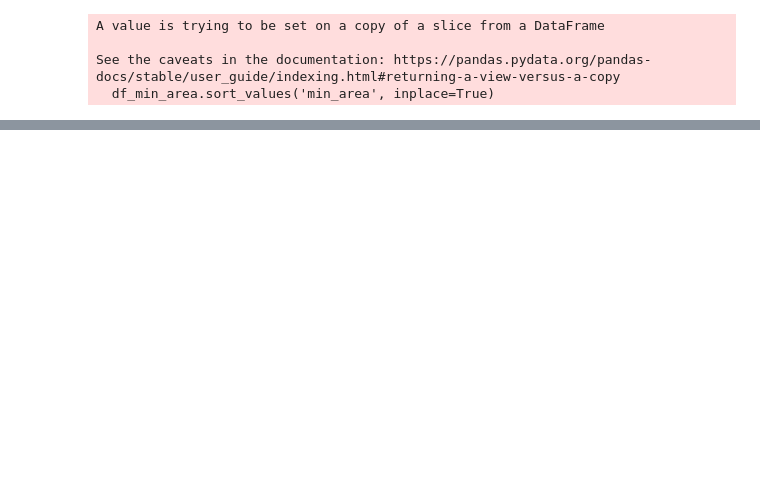
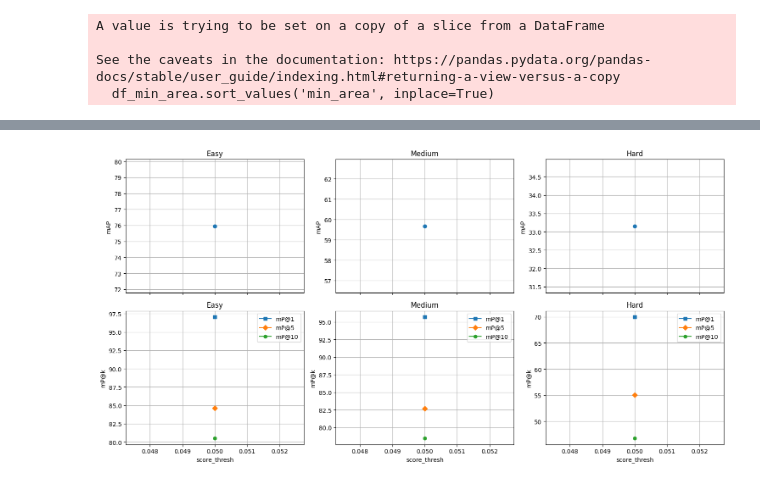
Before and after one commit to theviderlab/landmark-detection-with-retrieval, a Jupyter notebook: visualize_results.ipynb, the cells around one changed output, grey strips where cells are left out. Saved outputs shown, nothing was run; the diff lists cells and outputs as text; code cells hidden in the pictures; blank space fills up the shorter version.

```diff
--- a/visualize_results.ipynb
+++ b/visualize_results.ipynb
@@ -159,0 +179,43 @@ plt.show()
+# %%
+columns = [
+    'version',
+    'score_thresh',
+    'map_easy_bbox', 'map_medium_bbox', 'map_hard_bbox',
+    'mp@1_easy_bbox', 'mp@1_medium_bbox', 'mp@1_hard_bbox',
+    'mp@5_easy_bbox', 'mp@5_medium_bbox', 'mp@5_hard_bbox',
+    'mp@10_easy_bbox', 'mp@10_medium_bbox', 'mp@10_hard_bbox'
+]
+df_score_thresh = df_score_thresh[columns]
+# %%
+# Definir configuración de las métricas por nivel de dificultad
+metrics = [
+    ('map_easy_bbox', 'map_easy_bbox', 'map_easy_bbox', 'Easy'),
+    ('map_medium_bbox', 'map_medium_bbox', 'map_medium_bbox', 'Medium'),
+    ('map_hard_bbox', 'map_hard_bbox', 'map_hard_bbox', 'Hard'),
+    ('mp@1_easy_bbox', 'mp@5_easy_bbox', 'mp@10_easy_bbox', 'Easy'),
+    ('mp@1_medium_bbox', 'mp@5_medium_bbox', 'mp@10_medium_bbox', 'Medium'),
+    ('mp@1_hard_bbox', 'mp@5_hard_bbox', 'mp@10_hard_bbox', 'Hard'),
+]
+
+# Crear subplots
+fig, axs = plt.subplots(nrows=2, ncols=3, figsize=(15, 8), sharex=True, sharey=False)
+
+for i, (ax, (col1, col2, col3, title)) in enumerate(zip(axs.flat, metrics)):
+    ax.set_title(title)
+    ax.set_xlabel('min_area')
+    if i < 3:
+        df_score_thresh.plot(x='score_thresh', y=col1, ax=ax, label='mAP', marker='o', legend=False)
+        ax.set_ylabel('mAP')
+    else:
+        df_score_thresh.plot(x='score_thresh', y=col1, ax=ax, label='mP@1', marker='s', legend=False)
+        df_score_thresh.plot(x='score_thresh', y=col2, ax=ax, label='mP@5', marker='D', legend=False)
+        df_score_thresh.plot(x='score_thresh', y=col3, ax=ax, label='mP@10', marker='h', legend=False)
+        ax.set_ylabel('mP@k')
+        ax.legend()
+    ax.grid(True)
+
+# plt.suptitle('Area mínima para la base de datos', fontsize=16, y=1.01)
+plt.tight_layout(rect=[0, 0.03, 1, 0.99])
+plt.show()
+# %% [output]
+[figure, added]
```
Also changed, not shown: parts of 7 cells of this notebook, 5 other files.
